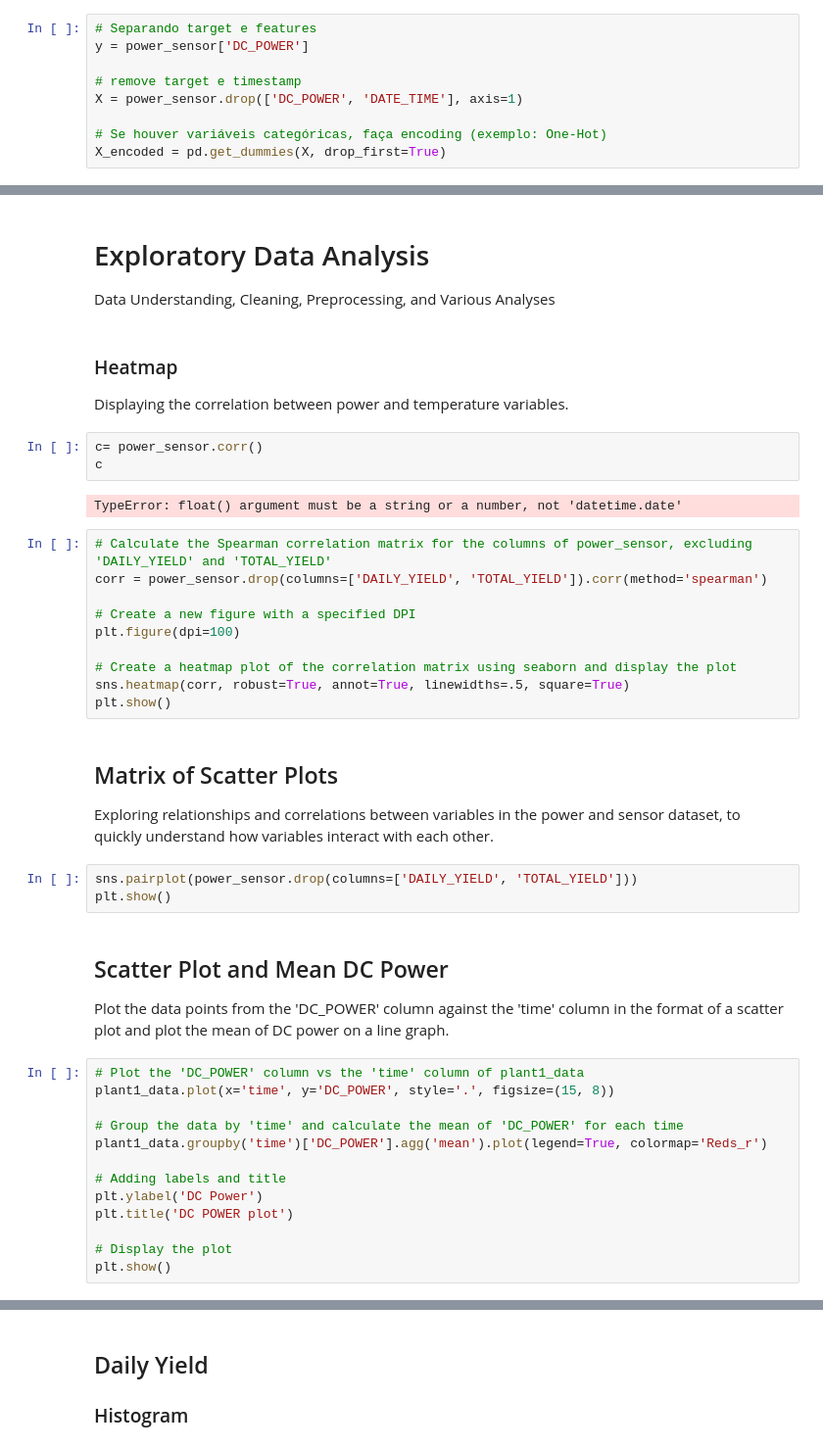
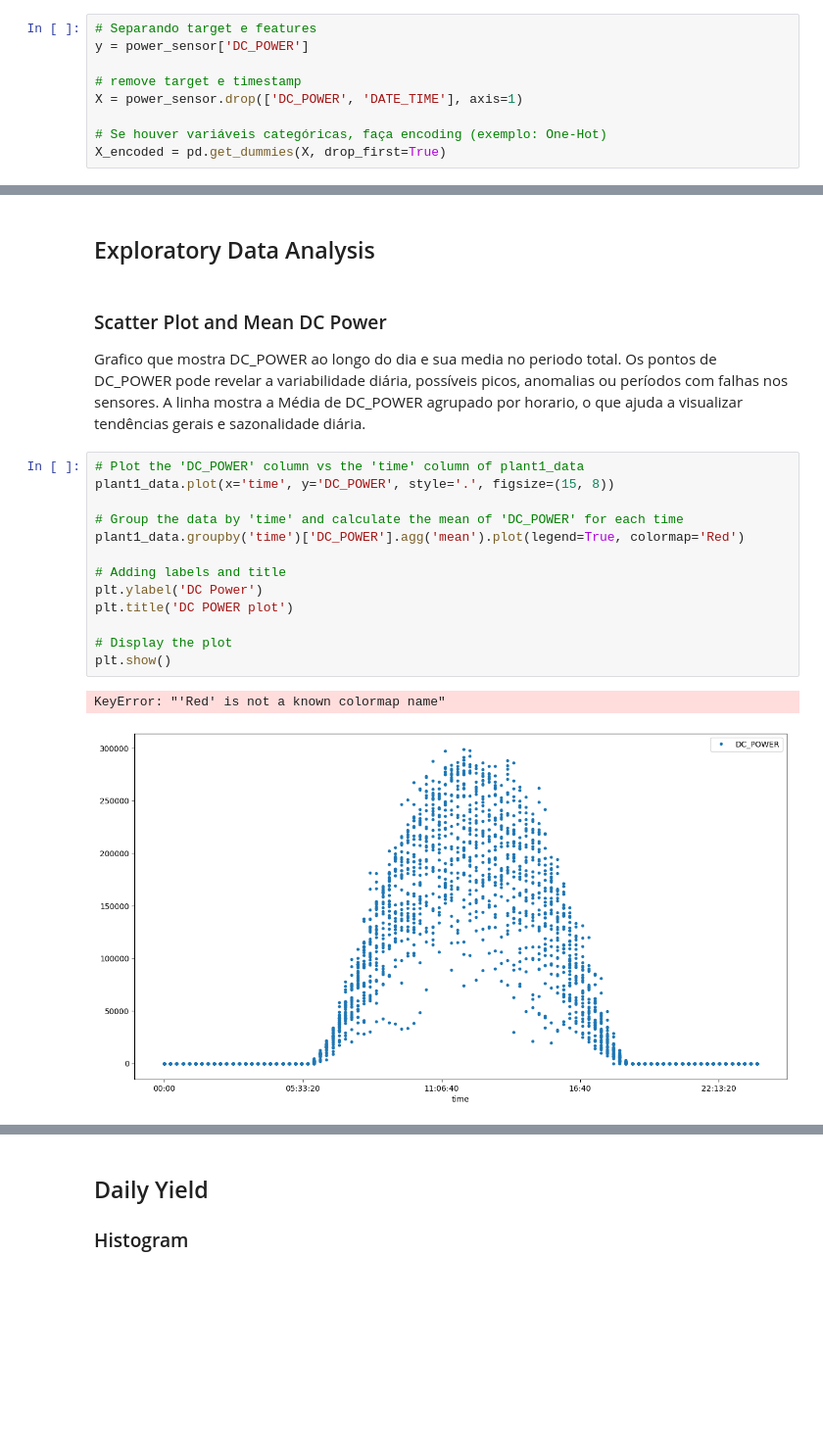
Before and after one commit to FelipeSteudel/Felipe_Steudel-Strategic_Thinking-CA3, a Jupyter notebook: CA3 - Felipe Steudel - Strategic Thinking - HDip in Data Analytics.ipynb, the cells around one changed output, grey strips where cells are left out. Shown at 98% size. Saved outputs shown, nothing was run; the diff lists cells and outputs as text; blank space fills up the shorter version.

```diff
--- a/CA3 - Felipe Steudel - Strategic Thinking - HDip in Data Analytics.ipynb
+++ b/CA3 - Felipe Steudel - Strategic Thinking - HDip in Data Analytics.ipynb
@@ -509,46 +484,22 @@ display(feature_scores)
 # %% [markdown]
-# Exploratory Data Analysis
-
-Data Understanding, Cleaning, Preprocessing, and Various Analyses
+## Exploratory Data Analysis
-# %% [markdown]
-### Heatmap
-Displaying the correlation between power and temperature variables.
-# %%
-c= power_sensor.corr()
-c
-# %% [output]
-TypeError: float() argument must be a string or a number, not 'datetime.date'
-# %%
-# Calculate the Spearman correlation matrix for the columns of power_sensor, excluding 'DAILY_YIELD' and 'TOTAL_YIELD'
-corr = power_sensor.drop(columns=['DAILY_YIELD', 'TOTAL_YIELD']).corr(method='spearman')
-
-# Create a new figure with a specified DPI
-plt.figure(dpi=100)
-
-# Create a heatmap plot of the correlation matrix using seaborn and display the plot
-sns.heatmap(corr, robust=True, annot=True, linewidths=.5, square=True)
-plt.show()
-# %% [markdown]
-## Matrix of Scatter Plots
-
-Exploring relationships and correlations between variables in the power and sensor dataset, to quickly understand how variables interact with each other.
-# %%
-sns.pairplot(power_sensor.drop(columns=['DAILY_YIELD', 'TOTAL_YIELD']))
-plt.show()
 # %% [markdown]
-## Scatter Plot and Mean DC Power
+### Scatter Plot and Mean DC Power
 
-Plot the data points from the 'DC_POWER' column against the 'time' column in the format of a scatter plot and plot the mean of DC power on a line graph.
+Grafico que mostra DC_POWER ao longo do dia e sua media no periodo total. Os pontos de DC_POWER pode revelar a variabilidade diária, possíveis picos, anomalias ou períodos com falhas nos sensores. A linha mostra a Média de DC_POWER agrupado por horario, o que ajuda a visualizar tendências gerais e sazonalidade diária.
 # %%
 # Plot the 'DC_POWER' column vs the 'time' column of plant1_data
 plant1_data.plot(x='time', y='DC_POWER', style='.', figsize=(15, 8))
 
 # Group the data by 'time' and calculate the mean of 'DC_POWER' for each time
-plant1_data.groupby('time')['DC_POWER'].agg('mean').plot(legend=True, colormap='Reds_r')
+plant1_data.groupby('time')['DC_POWER'].agg('mean').plot(legend=True, colormap='Red')
 
 # Adding labels and title
 plt.ylabel('DC Power')
 plt.title('DC POWER plot')
 
 # Display the plot
 plt.show()
+# %% [output]
+KeyError: "'Red' is not a known colormap name"
+[figure, added]
```
Also changed, not shown: parts of 21 cells of this notebook.
